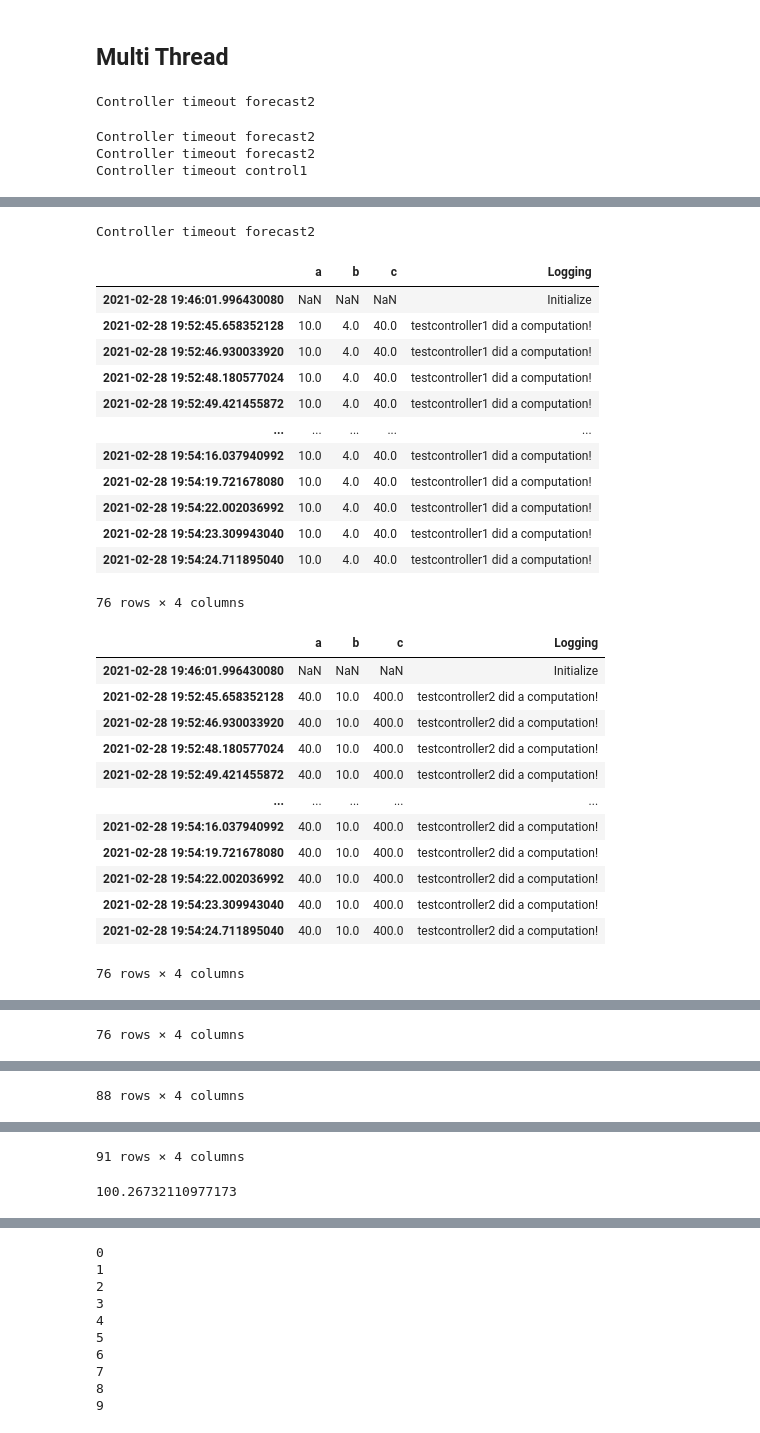
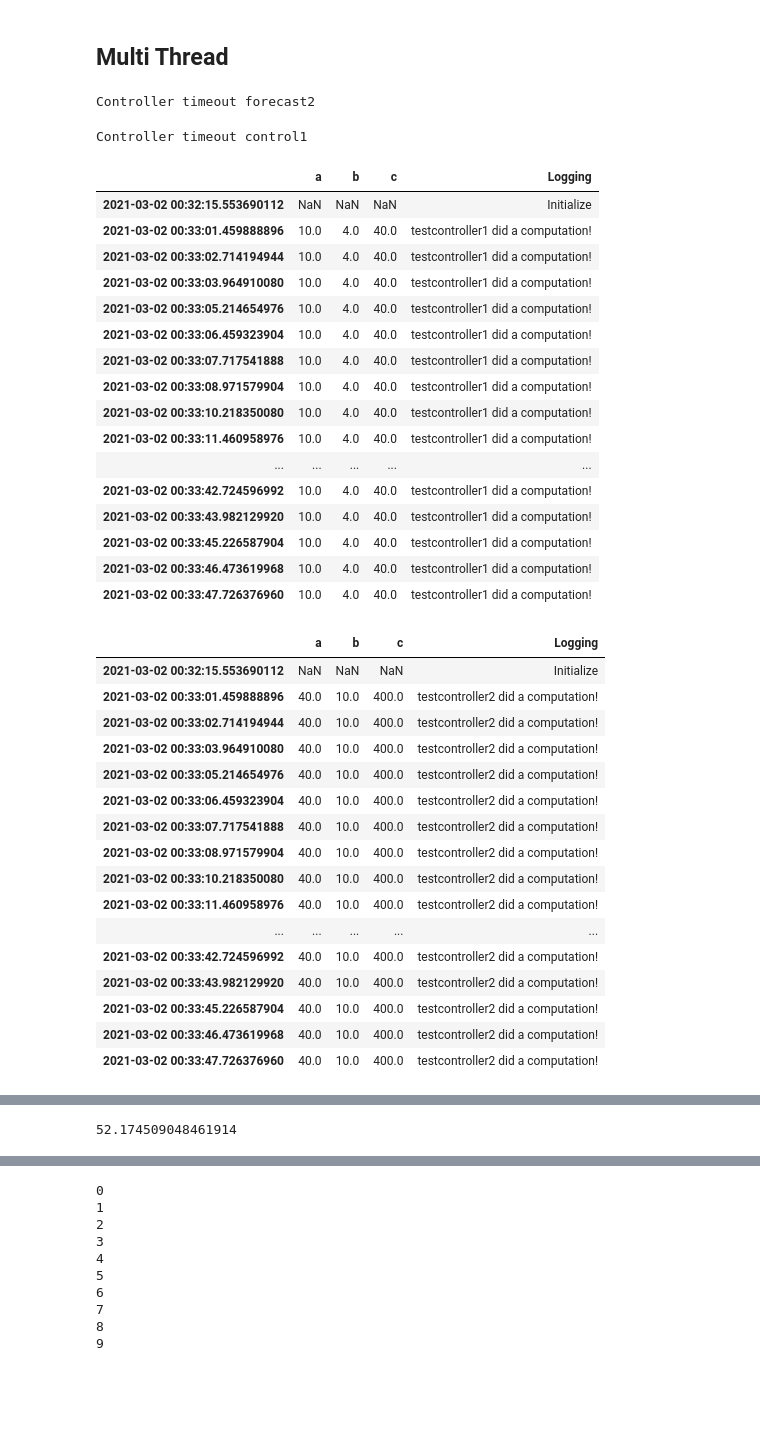
Before and after one commit to LBNL-ETA/FMLC, a Jupyter notebook: Examples/Test.ipynb, the cells around one changed output, grey strips where cells are left out. Cells and saved outputs as stored; diff of their text form; code cells hidden in the pictures; blank space fills up the shorter version.

```diff
--- a/Examples/Test.ipynb
+++ b/Examples/Test.ipynb
@@ -161,33 +161,65 @@ controllers['control1'] = {'fun':testcontroller3, 'sampletime':'mpc1'}
 controllers['forecast2'] = {'fun':testcontroller3, 'sampletime':1}
 controllers['forecast3'] = {'fun':testcontroller1, 'sampletime':1}
 
 # Create a mapping of inputs for each controller
 mapping = {}
 mapping['forecast1_a'] = 10
 mapping['forecast1_b'] = 4
 mapping['forecast2_a'] = 20
 mapping['forecast2_b'] = 4
 mapping['forecast3_a'] = 30
 mapping['forecast3_b'] = 4
 mapping['mpc1_a'] = 'forecast1_c'
 mapping['mpc1_b'] = 'forecast1_a'
 mapping['control1_a'] = 'mpc1_c'
 mapping['control1_b'] = 'mpc1_a'
 ctrl_stack = controller_stack(controllers, mapping, tz=-8, debug=True, parallel=True, timeout=2)
 
 
 # Call query_control 6 times. We should expect there are 6 records(excluding NaN) for each task.
 # In multi thread mod, each call of query_control will trigger a computation for one controller within each task.
 # We assign tasks based on input dependency. Since the inputs of mpc1 and control1 depend on the out put of
 # forecast1, they are in the same task as forecast1.
 t = time.time()
-while time.time() - t < 100:
+while time.time() - t < 50:
     ctrl_stack.query_control(time.time())
 for df in ctrl_stack.log_to_df().values():
     display(df)
 print(time.time() - t)
 # %% [output]
 Controller timeout forecast2
-Controller timeout forecast2
-Controller timeout forecast2
 Controller timeout control1
+|  | a | b | c | Logging |
+| 2021-03-02 00:32:15.553690112 | NaN | NaN | NaN | Initialize |
+| 2021-03-02 00:33:01.459888896 | 10.0 | 4.0 | 40.0 | testcontroller1 did a computation! |
+| 2021-03-02 00:33:02.714194944 | 10.0 | 4.0 | 40.0 | testcontroller1 did a computation! |
+| 2021-03-02 00:33:03.964910080 | 10.0 | 4.0 | 40.0 | testcontroller1 did a computation! |
+| 2021-03-02 00:33:05.214654976 | 10.0 | 4.0 | 40.0 | testcontroller1 did a computation! |
+| 2021-03-02 00:33:06.459323904 | 10.0 | 4.0 | 40.0 | testcontroller1 did a computation! |
+| 2021-03-02 00:33:07.717541888 | 10.0 | 4.0 | 40.0 | testcontroller1 did a computation! |
+| 2021-03-02 00:33:08.971579904 | 10.0 | 4.0 | 40.0 | testcontroller1 did a computation! |
+| 2021-03-02 00:33:10.218350080 | 10.0 | 4.0 | 40.0 | testcontroller1 did a computation! |
+| 2021-03-02 00:33:11.460958976 | 10.0 | 4.0 | 40.0 | testcontroller1 did a computation! |
+| ... | ... | ... | ... | ... |
+| 2021-03-02 00:33:42.724596992 | 10.0 | 4.0 | 40.0 | testcontroller1 did a computation! |
+| 2021-03-02 00:33:43.982129920 | 10.0 | 4.0 | 40.0 | testcontroller1 did a computation! |
+| 2021-03-02 00:33:45.226587904 | 10.0 | 4.0 | 40.0 | testcontroller1 did a computation! |
+| 2021-03-02 00:33:46.473619968 | 10.0 | 4.0 | 40.0 | testcontroller1 did a computation! |
+| 2021-03-02 00:33:47.726376960 | 10.0 | 4.0 | 40.0 | testcontroller1 did a computation! |
+|  | a | b | c | Logging |
+| 2021-03-02 00:32:15.553690112 | NaN | NaN | NaN | Initialize |
+| 2021-03-02 00:33:01.459888896 | 40.0 | 10.0 | 400.0 | testcontroller2 did a computation! |
+| 2021-03-02 00:33:02.714194944 | 40.0 | 10.0 | 400.0 | testcontroller2 did a computation! |
+| 2021-03-02 00:33:03.964910080 | 40.0 | 10.0 | 400.0 | testcontroller2 did a computation! |
+| 2021-03-02 00:33:05.214654976 | 40.0 | 10.0 | 400.0 | testcontroller2 did a computation! |
+| 2021-03-02 00:33:06.459323904 | 40.0 | 10.0 | 400.0 | testcontroller2 did a computation! |
+| 2021-03-02 00:33:07.717541888 | 40.0 | 10.0 | 400.0 | testcontroller2 did a computation! |
+| 2021-03-02 00:33:08.971579904 | 40.0 | 10.0 | 400.0 | testcontroller2 did a computation! |
+| 2021-03-02 00:33:10.218350080 | 40.0 | 10.0 | 400.0 | testcontroller2 did a computation! |
+| 2021-03-02 00:33:11.460958976 | 40.0 | 10.0 | 400.0 | testcontroller2 did a computation! |
+| ... | ... | ... | ... | ... |
+| 2021-03-02 00:33:42.724596992 | 40.0 | 10.0 | 400.0 | testcontroller2 did a computation! |
+| 2021-03-02 00:33:43.982129920 | 40.0 | 10.0 | 400.0 | testcontroller2 did a computation! |
+| 2021-03-02 00:33:45.226587904 | 40.0 | 10.0 | 400.0 | testcontroller2 did a computation! |
+| 2021-03-02 00:33:46.473619968 | 40.0 | 10.0 | 400.0 | testcontroller2 did a computation! |
+| 2021-03-02 00:33:47.726376960 | 40.0 | 10.0 | 400.0 | testcontroller2 did a computation! |
@@ -194,27 +277 @@ Controller timeout control1
-Controller timeout forecast2
+52.174509048461914
-|  | a | b | c | Logging |
-| 2021-02-28 19:46:01.996430080 | NaN | NaN | NaN | Initialize |
-| 2021-02-28 19:52:45.658352128 | 10.0 | 4.0 | 40.0 | testcontroller1 did a computation! |
-| 2021-02-28 19:52:46.930033920 | 10.0 | 4.0 | 40.0 | testcontroller1 did a computation! |
-| 2021-02-28 19:52:48.180577024 | 10.0 | 4.0 | 40.0 | testcontroller1 did a computation! |
-| 2021-02-28 19:52:49.421455872 | 10.0 | 4.0 | 40.0 | testcontroller1 did a computation! |
-| ... | ... | ... | ... | ... |
-| 2021-02-28 19:54:16.037940992 | 10.0 | 4.0 | 40.0 | testcontroller1 did a computation! |
-| 2021-02-28 19:54:19.721678080 | 10.0 | 4.0 | 40.0 | testcontroller1 did a computation! |
-| 2021-02-28 19:54:22.002036992 | 10.0 | 4.0 | 40.0 | testcontroller1 did a computation! |
-| 2021-02-28 19:54:23.309943040 | 10.0 | 4.0 | 40.0 | testcontroller1 did a computation! |
-| 2021-02-28 19:54:24.711895040 | 10.0 | 4.0 | 40.0 | testcontroller1 did a computation! |
-76 rows × 4 columns
-|  | a | b | c | Logging |
-| 2021-02-28 19:46:01.996430080 | NaN | NaN | NaN | Initialize |
-| 2021-02-28 19:52:45.658352128 | 40.0 | 10.0 | 400.0 | testcontroller2 did a computation! |
-| 2021-02-28 19:52:46.930033920 | 40.0 | 10.0 | 400.0 | testcontroller2 did a computation! |
-| 2021-02-28 19:52:48.180577024 | 40.0 | 10.0 | 400.0 | testcontroller2 did a computation! |
-| 2021-02-28 19:52:49.421455872 | 40.0 | 10.0 | 400.0 | testcontroller2 did a computation! |
-| ... | ... | ... | ... | ... |
-| 2021-02-28 19:54:16.037940992 | 40.0 | 10.0 | 400.0 | testcontroller2 did a computation! |
-| 2021-02-28 19:54:19.721678080 | 40.0 | 10.0 | 400.0 | testcontroller2 did a computation! |
-| 2021-02-28 19:54:22.002036992 | 40.0 | 10.0 | 400.0 | testcontroller2 did a computation! |
-| 2021-02-28 19:54:23.309943040 | 40.0 | 10.0 | 400.0 | testcontroller2 did a computation! |
-| 2021-02-28 19:54:24.711895040 | 40.0 | 10.0 | 400.0 | testcontroller2 did a computation! |
-76 rows × 4 columns
@@ -233 +277,0 @@ Controller timeout forecast2
-76 rows × 4 columns
@@ -246 +277,0 @@ Controller timeout forecast2
-88 rows × 4 columns
@@ -259,5 +278,3 @@ Controller timeout forecast2
-91 rows × 4 columns
-100.26732110977173
 # %%
 # create a mapping of controllers and their sample times
 controllers = {}
```
Also changed, not shown: parts of 3 cells of this notebook, 1 other file.
